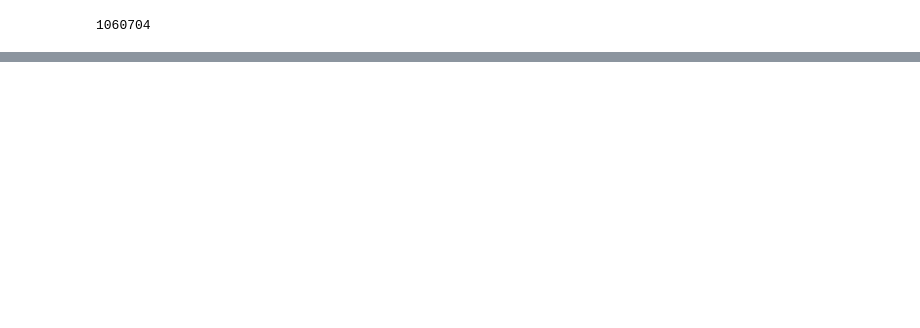
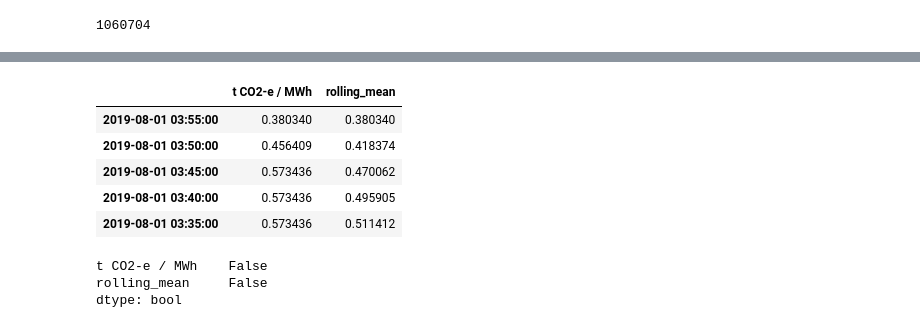
Before and after one commit to bkubsch/time_series, a Jupyter notebook: notebooks/Lecture_1.ipynb, the cells around one changed output, grey strips where cells are left out. Cells and saved outputs as stored; diff of their text form; code cells hidden in the pictures; blank space fills up the shorter version.

```diff
--- a/notebooks/Lecture_1.ipynb
+++ b/notebooks/Lecture_1.ipynb
@@ -61,0 +204,15 @@ len(h)
+# %%
+df_impute.head()
+# %% [output]
+|  | t CO2-e / MWh | rolling_mean |
+| 2019-08-01 03:55:00 | 0.380340 | 0.380340 |
+| 2019-08-01 03:50:00 | 0.456409 | 0.418374 |
+| 2019-08-01 03:45:00 | 0.573436 | 0.470062 |
+| 2019-08-01 03:40:00 | 0.573436 | 0.495905 |
+| 2019-08-01 03:35:00 | 0.573436 | 0.511412 |
+# %%
+df_impute.isna().any()
+# %% [output]
+t CO2-e / MWh    False
+rolling_mean     False
+dtype: bool
```
Also changed, not shown: parts of 39 cells of this notebook, 5 other files.
